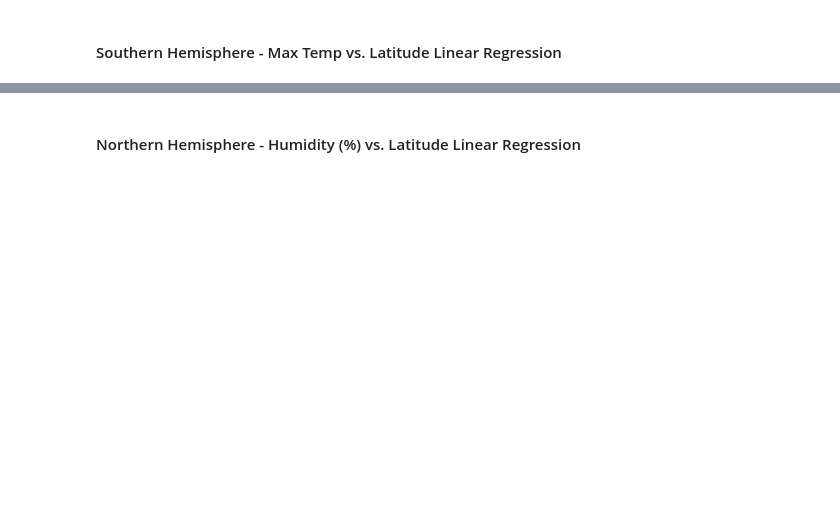
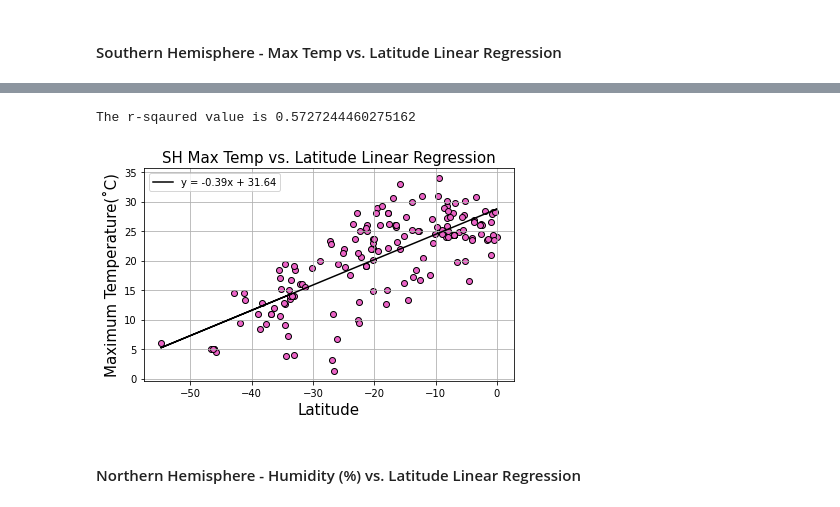
Before and after one commit to skumble27/python-api-challenge, a Jupyter notebook: WeatherPy/WeatherPy_Draft2.ipynb, the cells around one changed output, grey strips where cells are left out. Drawn from its saved outputs; the diff is of its cells as text; code cells hidden in the pictures; blank space fills up the shorter version.

```diff
--- a/WeatherPy/WeatherPy_Draft2.ipynb
+++ b/WeatherPy/WeatherPy_Draft2.ipynb
@@ -307,2 +299,35 @@ The r-value is: 0.6082708688906918
+# %%
+# All cities within the Southern Hemisphere will be in the lattitude range of 0(equator) to -90.
+# We will need to filter the dataframe to contain cities within the southern hemisphere (sh)
+
+southern_hemisphere_cities_df = clean_city_data[clean_city_data['Lattitude']<=0]
+
+x_sh_latitude = southern_hemisphere_cities_df['Lattitude']
+y_sh_max_temp = southern_hemisphere_cities_df['Max Temp']
+
+# Setting the Linear Regression Equation
+latsh_slope, latsh_int, latsh_r,latsh_p,latsh_stderr = st.linregress(x_sh_latitude,y_sh_max_temp)
+
+# Linear Regression Label
+line_eq_sh = "y = " + str(round(latsh_slope,2)) + "x + " + str(round(latsh_int,2))
+
+line_of_best_fit_sh = x_sh_latitude * latsh_slope + latsh_int
+
+# Plotting the scatter plots with the Linear Regression Equation
+fig2, ax2 = plt.subplots()
+ax2.set_title('SH Max Temp vs. Latitude Linear Regression',fontsize=15)
+ax2.set_ylabel('Maximum Temperature(˚C)', fontsize=15)
+ax2.set_xlabel('Latitude',fontsize=15)
+ax2.plot(x_sh_latitude,line_of_best_fit_sh,'black')
+ax2.scatter(x_sh_latitude,y_sh_max_temp, edgecolors='black',c='#eb63c6')
+ax2.grid(True)
+ax2.legend([line_eq])
+fig2.tight_layout()
+plt.savefig('../Images/sh_Latitude_vs_Max_Temp.png')
+print(f'The r-sqaured value is {latsh_r**2}')
+plt.show()
+# %% [output]
+The r-sqaured value is 0.5727244460275162
+[figure, added]
 # %% [markdown]
 ####  Northern Hemisphere - Humidity (%) vs. Latitude Linear Regression
```
Also changed, not shown: parts of 16 cells of this notebook, 7 other files.
